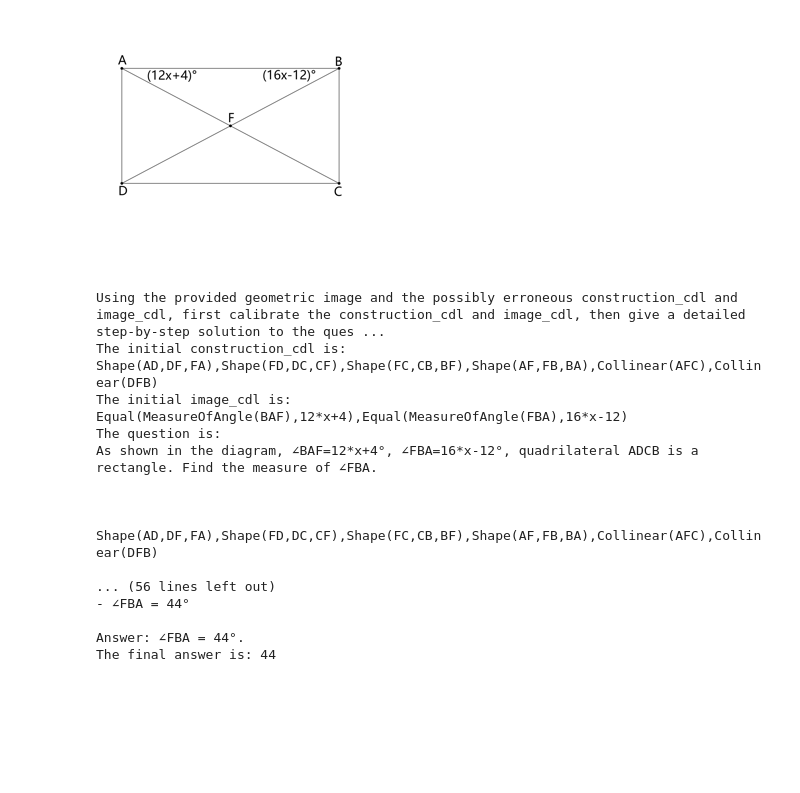
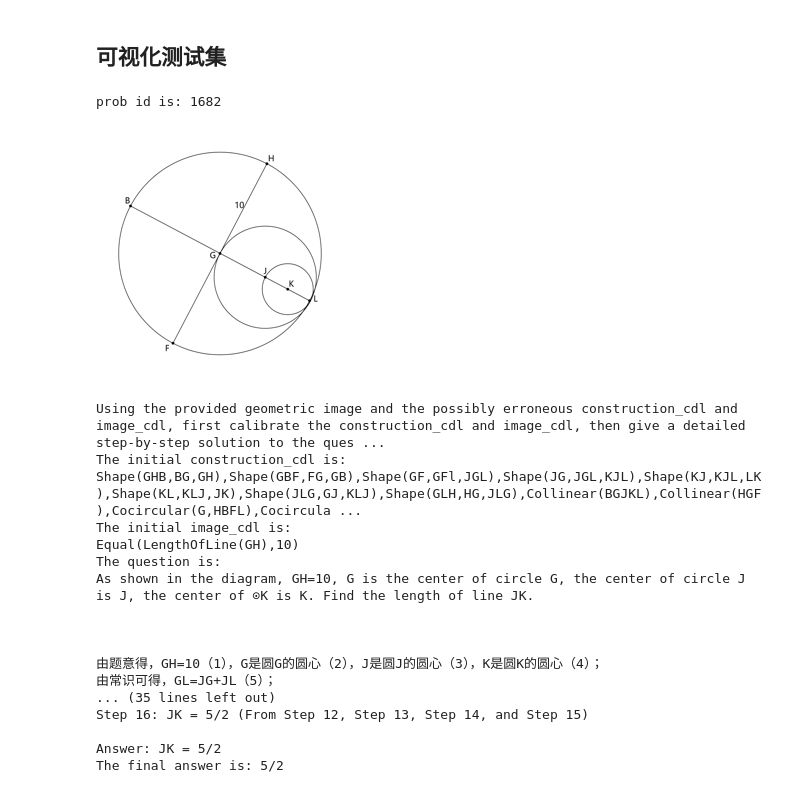
Before and after one commit to zezeze97/Geo-Multi-Modal, a Jupyter notebook: temp_view.ipynb, the cells around one changed output. Saved outputs shown, nothing was run; the diff lists cells and outputs as text; code cells hidden in the pictures; blank space fills up the shorter version.

```diff
--- a/temp_view.ipynb
+++ b/temp_view.ipynb
@@ -5,0 +8,5 @@ import os
+# %%
+train_data_path = 'data_backup/formalgeo7k/formalgeo7k_v2/custom_json/qa_resoning/v2/formalgeov2_aug_train_data.json'
+image_path = 'data_backup/formalgeo7k/formalgeo7k_v2/'
+with open(train_data_path, 'r') as f:
+    train_data = json.load(f)
@@ -6,59 +43,60 @@ import os
+# %% [markdown]
+## 可视化测试集
 # %%
 gt_path = 'data_backup/formalgeo7k/formalgeo7k_v2/problems_withAns'
-pred_path = 'outputs/report/bunny-yi1.5-9B-Chat-FormalGeoCoT-VisionPretrained-sft1e-v17'
+pred_path = 'outputs/report/bunny-yi1.5-9B-Chat-FormalGeoCoT-VisionPretrained-sft1e-v21'
 image_path = 'data_backup/formalgeo7k/formalgeo7k_v2/diagrams'
 # %%
 with open('data_backup/formalgeo7k/formalgeo7k_v2/test.json', 'r') as f:
     test_prob_ids = json.load(f).keys()
 test_prob_ids = list(test_prob_ids)
 
-idx = 10
+idx = 1000
 prob_id = test_prob_ids[idx]
+print(f'prob id is: {prob_id}')
 
 image = Image.open(os.path.join(image_path, f'{prob_id}.png'))
 
 # 读取GT
 with open(os.path.join(gt_path, f'{prob_id}.json'), 'r') as f:
     gt_info = json.load(f)
 gt_solution = gt_info['formalSSS_Solution']
 gt_origin_qa = gt_info['origin_qa']
-model_predict_consCDL = gt_info['model_predict_consCDL']
-model_predict_imageCDL = gt_info['model_predict_imageCDL']
+
 
 # 读取预测信息
 pred_dict = {}
 with open(os.path.join(pred_path, 'formalgeo_test_qs_meta_Q+PredCDL2CalibrateCDLandAns_merged.jsonl'), 'r') as f:
     for line in f:
         cur_info = json.loads(line)
         pred_dict[cur_info['question_id']] = cur_info
 
 pred_info = pred_dict[prob_id]
 prompt = pred_info['prompt']
 pred_solution = pred_info['text']
 
 
 display(image.resize((256, 256)))
 print(prompt + '\n\n\n')
-print(model_predict_consCDL + '\n\n\n')
-print(model_predict_imageCDL + '\n\n\n')
 print(gt_solution + '\n\n\n' )
 print(pred_solution + '\n\n\n')
 # %% [output]
+prob id is: 1682
-[figure, old version]
+[figure, new version]
-Using the provided geometric image and the possibly erroneous construction_cdl and image_cdl, first calibrate the construction_cdl and image_cdl, then give a detailed step-by-step solution to the ques ...
-The initial construction_cdl is:
-Shape(AD,DF,FA),Shape(FD,DC,CF),Shape(FC,CB,BF),Shape(AF,FB,BA),Collinear(AFC),Collinear(DFB)
-The initial image_cdl is:
-Equal(MeasureOfAngle(BAF),12*x+4),Equal(MeasureOfAngle(FBA),16*x-12)
-The question is:
-As shown in the diagram, ∠BAF=12*x+4°, ∠FBA=16*x-12°, quadrilateral ADCB is a rectangle. Find the measure of ∠FBA.
-
-
-
-Shape(AD,DF,FA),Shape(FD,DC,CF),Shape(FC,CB,BF),Shape(AF,FB,BA),Collinear(AFC),Collinear(DFB)
-
-... (56 lines left out)
-- ∠FBA = 44°
-
-Answer: ∠FBA = 44°.
-The final answer is: 44
+Using the provided geometric image and the possibly erroneous construction_cdl and image_cdl, first calibrate the construction_cdl and image_cdl, then give a detailed step-by-step solution to the ques ...
+The initial construction_cdl is:
+Shape(GHB,BG,GH),Shape(GBF,FG,GB),Shape(GF,GFl,JGL),Shape(JG,JGL,KJL),Shape(KJ,KJL,LK),Shape(KL,KLJ,JK),Shape(JLG,GJ,KLJ),Shape(GLH,HG,JLG),Collinear(BGJKL),Collinear(HGF),Cocircular(G,HBFL),Cocircula ...
+The initial image_cdl is:
+Equal(LengthOfLine(GH),10)
+The question is:
+As shown in the diagram, GH=10, G is the center of circle G, the center of circle J is J, the center of ⊙K is K. Find the length of line JK.
+
+
+
+由题意得，GH=10（1），G是圆G的圆心（2），J是圆J的圆心（3），K是圆K的圆心（4）；
+由常识可得，GL=JG+JL（5）；
+... (35 lines left out)
+Step 16: JK = 5/2 (From Step 12, Step 13, Step 14, and Step 15)
+
+Answer: JK = 5/2
+The final answer is: 5/2
```
Also changed, not shown: parts of 2 cells of this notebook, 7 other files.
